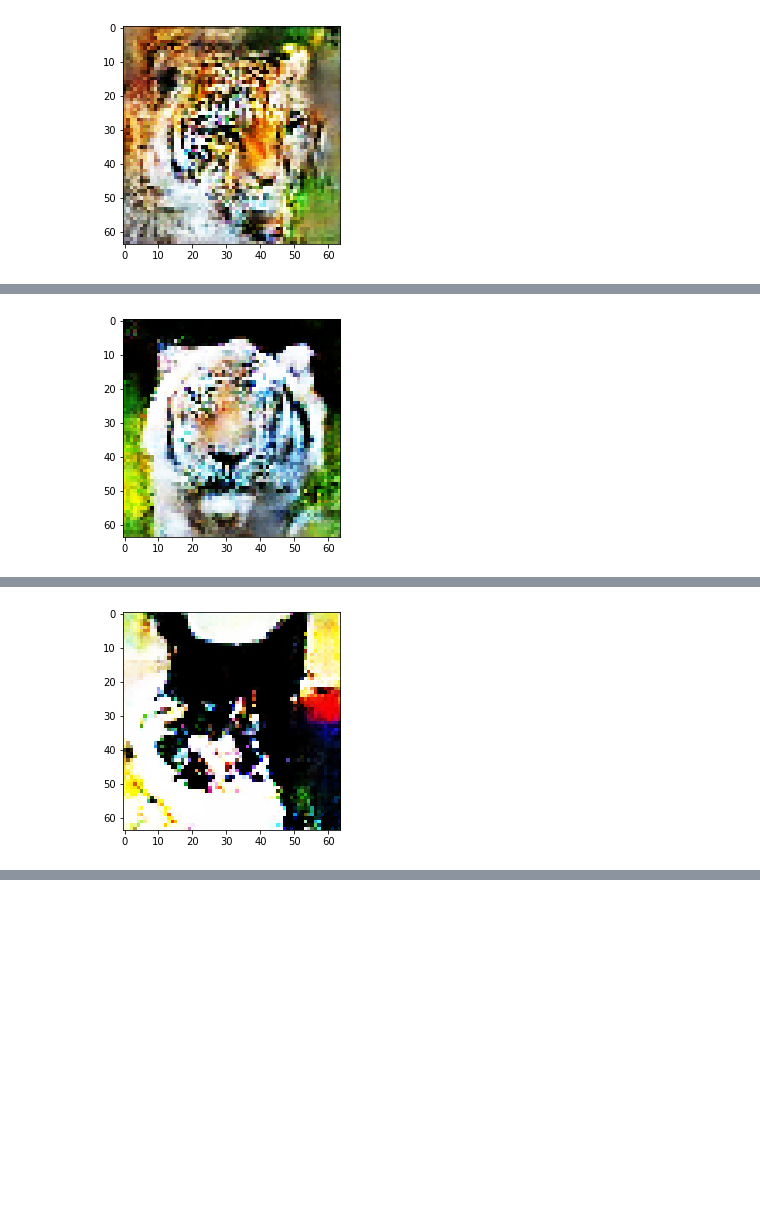
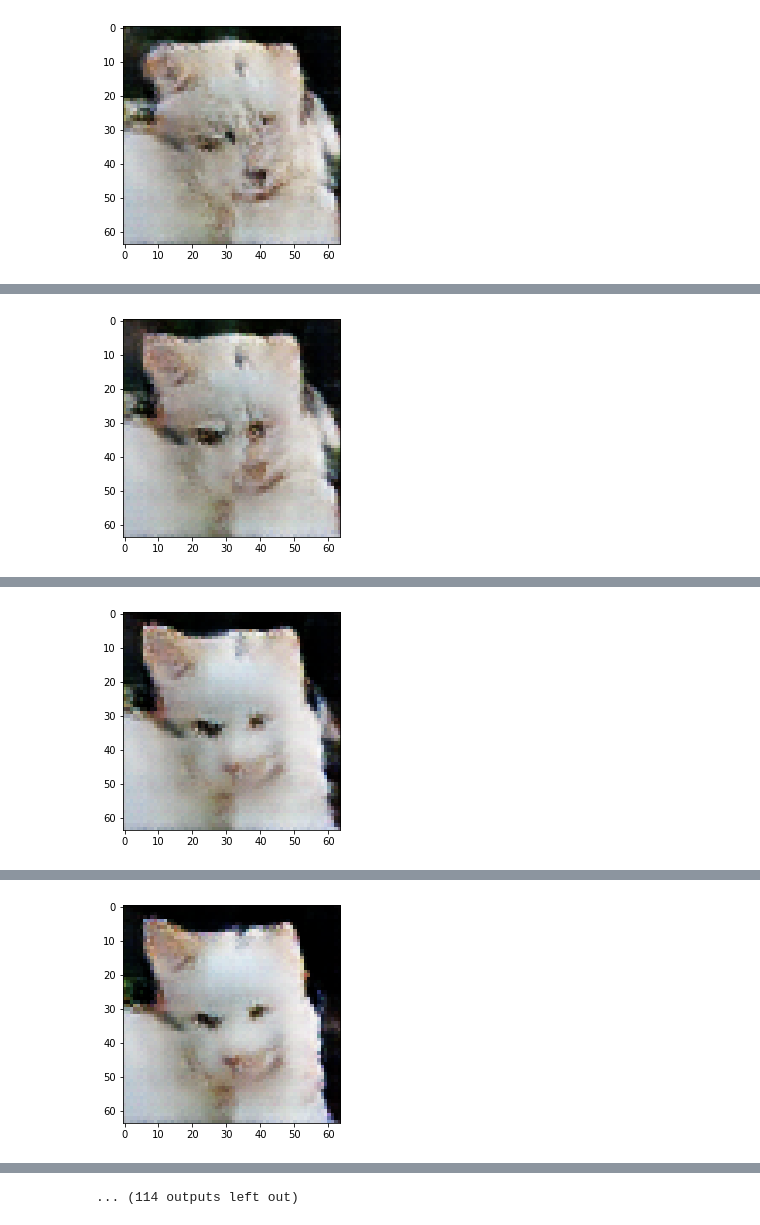
Before and after one commit to DanielNagy97/diplomamunka, a Jupyter notebook: docs/notebooks/GeneratingAnimalFaces.ipynb, the cells around one changed output, grey strips where cells are left out. Drawn from its saved outputs; the diff is of its cells as text; code cells hidden in the pictures; blank space fills up the shorter version.

Commit message:
searching images with a transfer-learned classifier

```diff
--- a/docs/notebooks/GeneratingAnimalFaces.ipynb
+++ b/docs/notebooks/GeneratingAnimalFaces.ipynb
@@ -32,4 +20,7 @@ To enable them in other operations, rebuild TensorFlow with the appropriate comp
 WARNING:tensorflow:No training configuration found in the save file, so the model was *not* compiled. Compile it manually.
 Generator model loaded with latent dim: 100
 # %%
-inception_model = keras.applications.inception_v3.InceptionV3(weights='imagenet')
+# Saját modell az inception v3 alapjaira (Transfer learning)
+# (64, 64, 3)-as képeket vár bemenetként, majd one-hot encoding alapján adja ki a classokat (3 class)
+# nem logits kimenetű
+inception_model = keras.models.load_model('datas/animalFacesClassifier.h5')
@@ -47,6 +27,6 @@ def print_category(predictions):
 # %%
 # Gradient Descent with momentum
-cross_entropy = keras.losses.CategoricalCrossentropy(reduction=keras.losses.Reduction.SUM)
+cross_entropy = keras.losses.CategoricalCrossentropy(from_logits=False)
 
 def gradient_descent_momentum(goal_label, starting_noise, step_size, momentum, steps, verbose=False):
     noise = tf.Variable(starting_noise, name='noise')
@@ -58,11 +38,8 @@ def gradient_descent_momentum(goal_label, starting_noise, step_size, momentum, s
             g_tape.watch(noise)
 
             generated_image = generator(noise, training=False)[0]
-            resized = tf.image.resize(generated_image, [299, 299], preserve_aspect_ratio=True, method='nearest')
 
-            resized = tf.reshape(resized, (1, 299, 299, 3))
-
-            predictions = inception_model(resized)
+            predictions = inception_model(generated_image)
 
             loss = cross_entropy(goal_label, predictions[0])
 
@@ -71,10 +48,9 @@ def gradient_descent_momentum(goal_label, starting_noise, step_size, momentum, s
         noise = noise - change
 
         if(verbose):
-            print_category(predictions.numpy())
+            print(predictions)
             print(f"Step: {i}, Loss: {loss}")
             plt.imshow((generated_image[0].numpy()*127.5+127.5).astype("uint8"), interpolation="none")
-            #plt.imshow(denormalize_image(generated_image)[0].numpy().astype("uint32"), interpolation="none")
             plt.show()
 
         losses.append(loss)
@@ -89,10 +58,19 @@ goal_predictions = tf.constant(goal_prediction)
 # %%
+# TODO: a keresést egyszerre több elemre végezni, hogy ne egymás után kelljen
+
+# cat = [1, 0, 0]
+# dog = [0, 1, 0]
+# wild = [0, 0, 1]
+
+# Kutya visszakeresése
+goal_prediction = [0, 1, 0]
+
 all_losses = []
 for i in range(3):
-    starting_noise = tf.random.truncated_normal([1, latent_dim])
+    starting_noise = tf.random.uniform([1, latent_dim], minval=-2, maxval=2)
 
     gradient_momentum_noise, gdm_losses =\
-        gradient_descent_momentum(goal_prediction, starting_noise, 0.08, 0.9, 15, verbose=False)
+        gradient_descent_momentum(goal_prediction, starting_noise, 0.1, 0.5, 20, verbose=True)
 
     all_losses.append(gdm_losses)
     print(gdm_losses[-1])
@@ -104 +83 @@ tf.Tensor(2.1845598, shape=(), dtype=float32)
-[figure, old version]
+[figure, new version]
@@ -106 +86 @@ tf.Tensor(1.7435338, shape=(), dtype=float32)
-[figure, old version]
+[figure, new version]
@@ -108 +89 @@ tf.Tensor(6.976904, shape=(), dtype=float32)
-[figure, old version]
+[figure, new version]
@@ -108,0 +92 @@ tf.Tensor(6.976904, shape=(), dtype=float32)
+[figure, added]
@@ -109,3 +99,4 @@ tf.Tensor(6.976904, shape=(), dtype=float32)
+... (114 outputs left out)
 # %%
 fig_1 = plt.figure(figsize=(8, 4), dpi=100)
 ax = fig_1.add_axes([0, 0, 1, 1])
```
Also changed, not shown: parts of 7 cells of this notebook, 2 other files.
